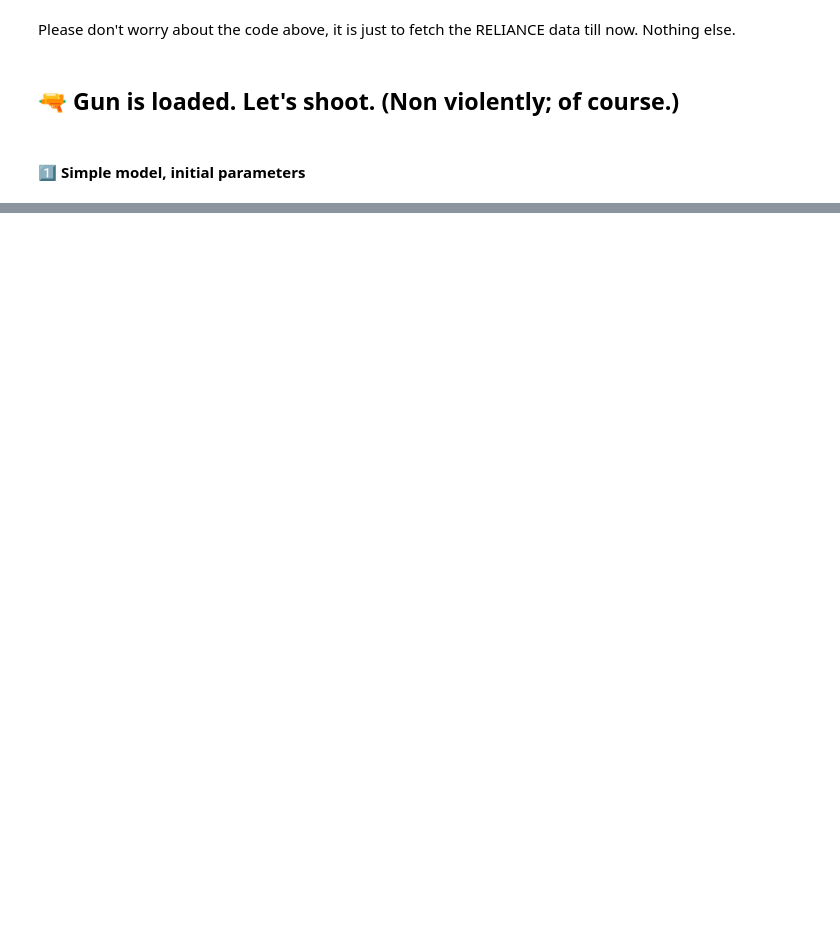
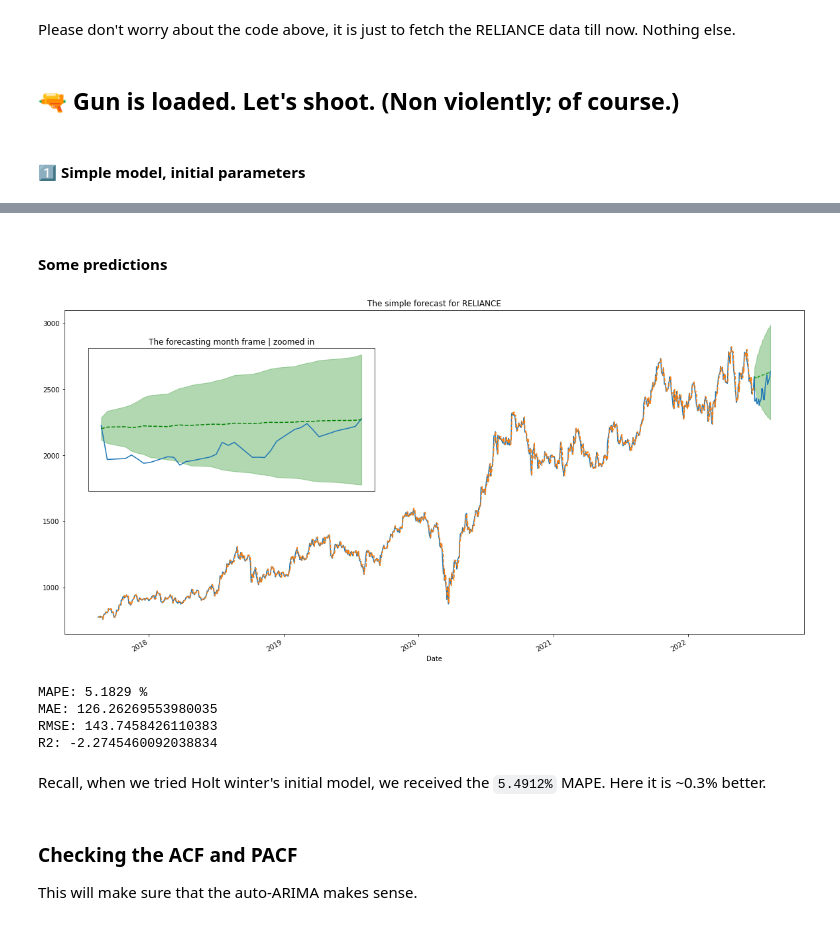
Before and after one commit to AayushSameerShah/TimeSeries-Forecasting, a Jupyter notebook: 3. ARIMA/11_ ARIMA on stock prices.ipynb, the cells around one changed output, grey strips where cells are left out. Drawn from its saved outputs; the diff is of its cells as text; code cells hidden in the pictures; blank space fills up the shorter version.

Commit message:
Done with the auto arima stock exercise and will make another notebook for the sales data exercise

```diff
--- a/3. ARIMA/11_ ARIMA on stock prices.ipynb
+++ b/3. ARIMA/11_ ARIMA on stock prices.ipynb
@@ -60,8 +60,7 @@ def get_metrics(true, forecast):
 #### 1️⃣ Simple model, initial parameters
 # %%
 initial_model = pm.auto_arima(data[train_idx],
-                             seasonal=True,
-                             m=12,
+                             seasonal=False,
                              stepwise=True,
                              trace=True)
 # %% [output]
@@ -84,0 +95,2 @@ Total fit time: 46.318 seconds
+# %% [markdown]
+####  Some predictions
@@ -84,0 +103,48 @@ Total fit time: 46.318 seconds
+# %%
+insample_predictions = initial_model.predict_in_sample(start=1, end=-1)
+# %%
+outsample_predictions, conf_interval = initial_model.predict(31, return_conf_int=True)
+# %%
+main_axes = plt.axes()
+small_axes = plt.axes([.15,.5,.3,.3])
+
+data.plot(ax=main_axes)
+
+insample_predictions = pd.Series(insample_predictions, index=train_idx[1:])
+insample_predictions.plot(ax=main_axes, ls='dashed')
+
+outsample_predictions = pd.Series(outsample_predictions, index=test_idx)
+outsample_predictions.plot(ax=main_axes, ls='dashed')
+
+data[test_idx].plot(ax=small_axes)
+outsample_predictions.plot(ax=small_axes, ls='dashed', color="green")
+
+main_axes.fill_between(test_idx,
+                 conf_interval[:, 0],
+                 conf_interval[:, 1],
+                 alpha=0.3,
+                 color="green")
+
+small_axes.fill_between(test_idx,
+                 conf_interval[:, 0],
+                 conf_interval[:, 1],
+                 alpha=0.3,
+                 color="green")
+
+main_axes.set(title="The simple forecast for RELIANCE");
+small_axes.set(yticks=[], xticks=[], xlabel='',
+               title="The forecasting month frame | zoomed in");
+# %% [output]
+[figure, added]
+# %%
+get_metrics(data[test_idx], outsample_predictions)
+# %% [output]
+MAPE: 5.1829 %
+MAE: 126.26269553980035
+RMSE: 143.7458426110383
+R2: -2.2745460092038834
+# %% [markdown]
+Recall, when we tried Holt winter's initial model, we received the `5.4912%` MAPE. Here it is ~0.3% better.
+# %% [markdown]
+### Checking the ACF and PACF
+This will make sure that the auto-ARIMA makes sense.
```
Also changed, not shown: parts of 11 cells of this notebook, 1 other file.
